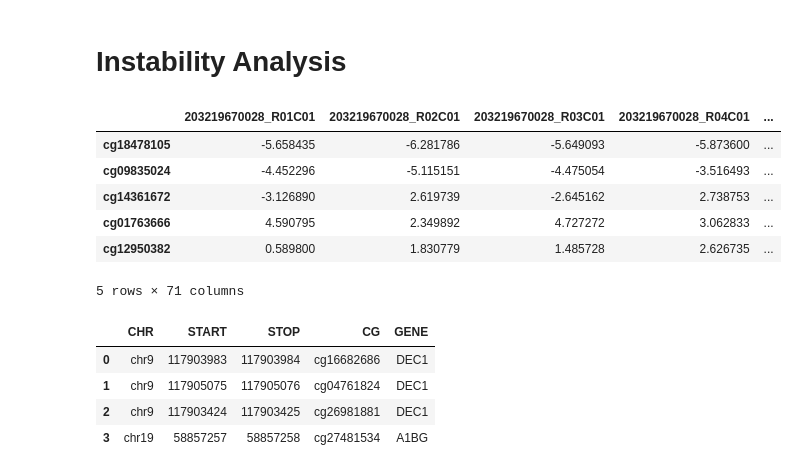
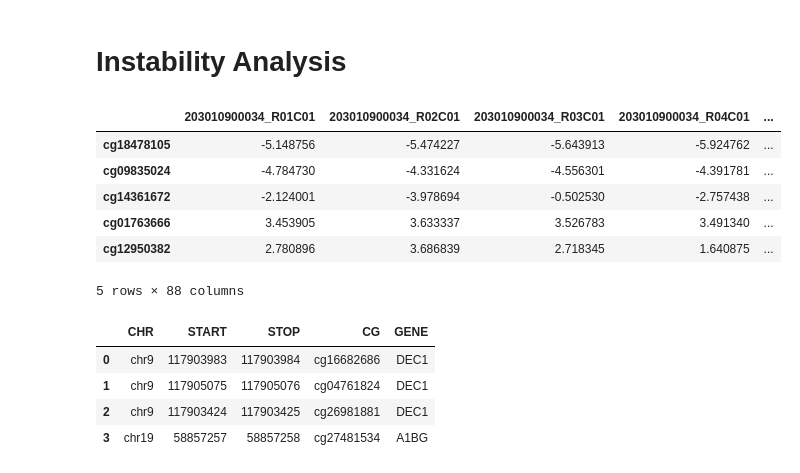
Before and after one commit to jenkins-lab-byu/Instability_Code, a Jupyter notebook: Instability_Code.ipynb, the cells around one changed output. Saved outputs shown, nothing was run; the diff lists cells and outputs as text; code cells hidden in the pictures.

```diff
--- a/Instability_Code.ipynb
+++ b/Instability_Code.ipynb
@@ -13,15 +13,15 @@ import numpy as np
 # from scipy import stats
 # %%
 # Read in the .csv file of you mvalues. Make sure CG's are in the rows and sample names are in the columns
-mvals = pd.read_csv("/Volumes/Research_Data/Research_Datasets/Sperm/Blood_Sperm/Jenkins-BYU_MethylationEPIC_20201221_bad_samples_removed/Jenkins-BYU_MethylationEPIC_20201221_bad_samples_removed_m_values.csv",header=0,index_col=0)
+mvals = pd.read_csv("/Users/chadpollard/Downloads/Air_Quality/Air_Quality_m_values.csv",header=0,index_col=0)
 mvals.iloc[:5,:]
 # %% [output]
-|  | 203219670028_R01C01 | 203219670028_R02C01 | 203219670028_R03C01 | 203219670028_R04C01 | ... |
-| cg18478105 | -5.658435 | -6.281786 | -5.649093 | -5.873600 | ... |
-| cg09835024 | -4.452296 | -5.115151 | -4.475054 | -3.516493 | ... |
-| cg14361672 | -3.126890 | 2.619739 | -2.645162 | 2.738753 | ... |
-| cg01763666 | 4.590795 | 2.349892 | 4.727272 | 3.062833 | ... |
-| cg12950382 | 0.589800 | 1.830779 | 1.485728 | 2.626735 | ... |
+|  | 203010900034_R01C01 | 203010900034_R02C01 | 203010900034_R03C01 | 203010900034_R04C01 | ... |
+| cg18478105 | -5.148756 | -5.474227 | -5.643913 | -5.924762 | ... |
+| cg09835024 | -4.784730 | -4.331624 | -4.556301 | -4.391781 | ... |
+| cg14361672 | -2.124001 | -3.978694 | -0.502530 | -2.757438 | ... |
+| cg01763666 | 3.453905 | 3.633337 | 3.526783 | 3.491340 | ... |
+| cg12950382 | 2.780896 | 3.686839 | 2.718345 | 1.640875 | ... |
-5 rows × 71 columns
+5 rows × 88 columns
 # %%
 # Read in the gene info data frame. Contains a list of CpG's and what promoter regions they overlap with.
```
Also changed, not shown: parts of 4 cells of this notebook.
